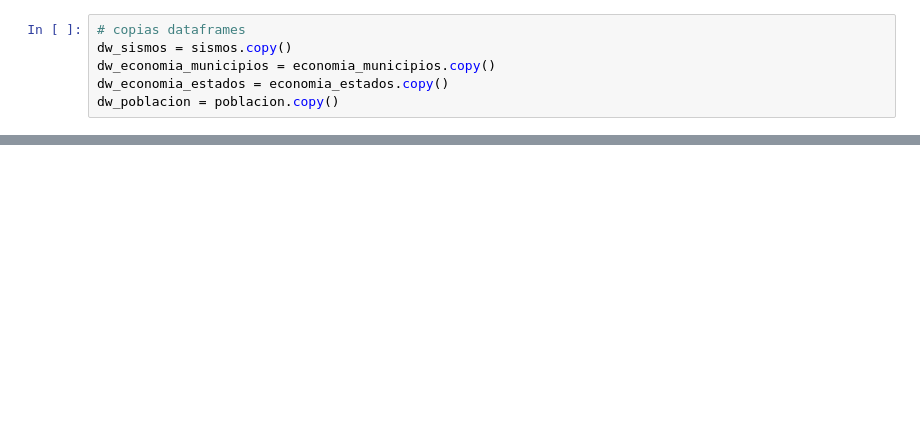
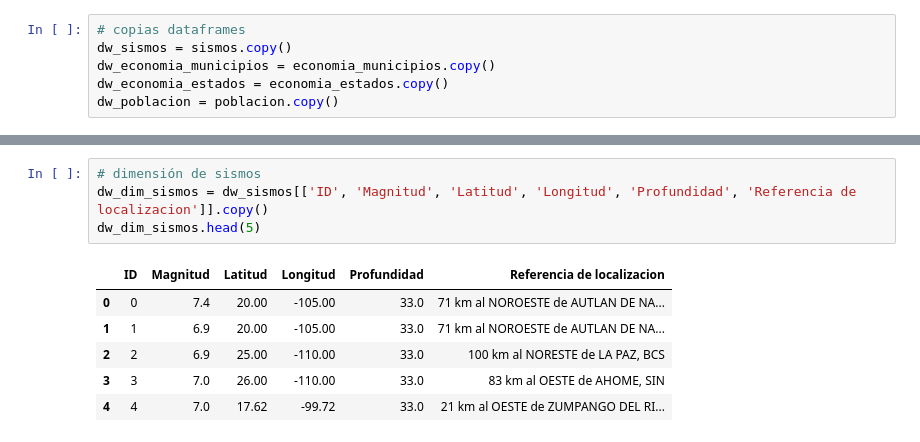
Before and after one commit to Pinedah/bda-p2-datawarehouse, a Jupyter notebook: datawarehouse.ipynb, the cells around one changed output, grey strips where cells are left out. Cells and saved outputs as stored; diff of their text form; blank space fills up the shorter version.

```diff
--- a/datawarehouse.ipynb
+++ b/datawarehouse.ipynb
@@ -1813,0 +1939,11 @@ dw_poblacion = poblacion.copy()
+# %%
+# dimensión de sismos
+dw_dim_sismos = dw_sismos[['ID', 'Magnitud', 'Latitud', 'Longitud', 'Profundidad', 'Referencia de localizacion']].copy()
+dw_dim_sismos.head(5)
+# %% [output]
+|  | ID | Magnitud | Latitud | Longitud | Profundidad | Referencia de localizacion |
+| 0 | 0 | 7.4 | 20.00 | -105.00 | 33.0 | 71 km al NOROESTE de AUTLAN DE NA... |
+| 1 | 1 | 6.9 | 20.00 | -105.00 | 33.0 | 71 km al NOROESTE de AUTLAN DE NA... |
+| 2 | 2 | 6.9 | 25.00 | -110.00 | 33.0 | 100 km al NORESTE de LA PAZ, BCS |
+| 3 | 3 | 7.0 | 26.00 | -110.00 | 33.0 | 83 km al OESTE de AHOME, SIN |
+| 4 | 4 | 7.0 | 17.62 | -99.72 | 33.0 | 21 km al OESTE de ZUMPANGO DEL RI... |
```
Also changed, not shown: parts of 12 cells of this notebook.
